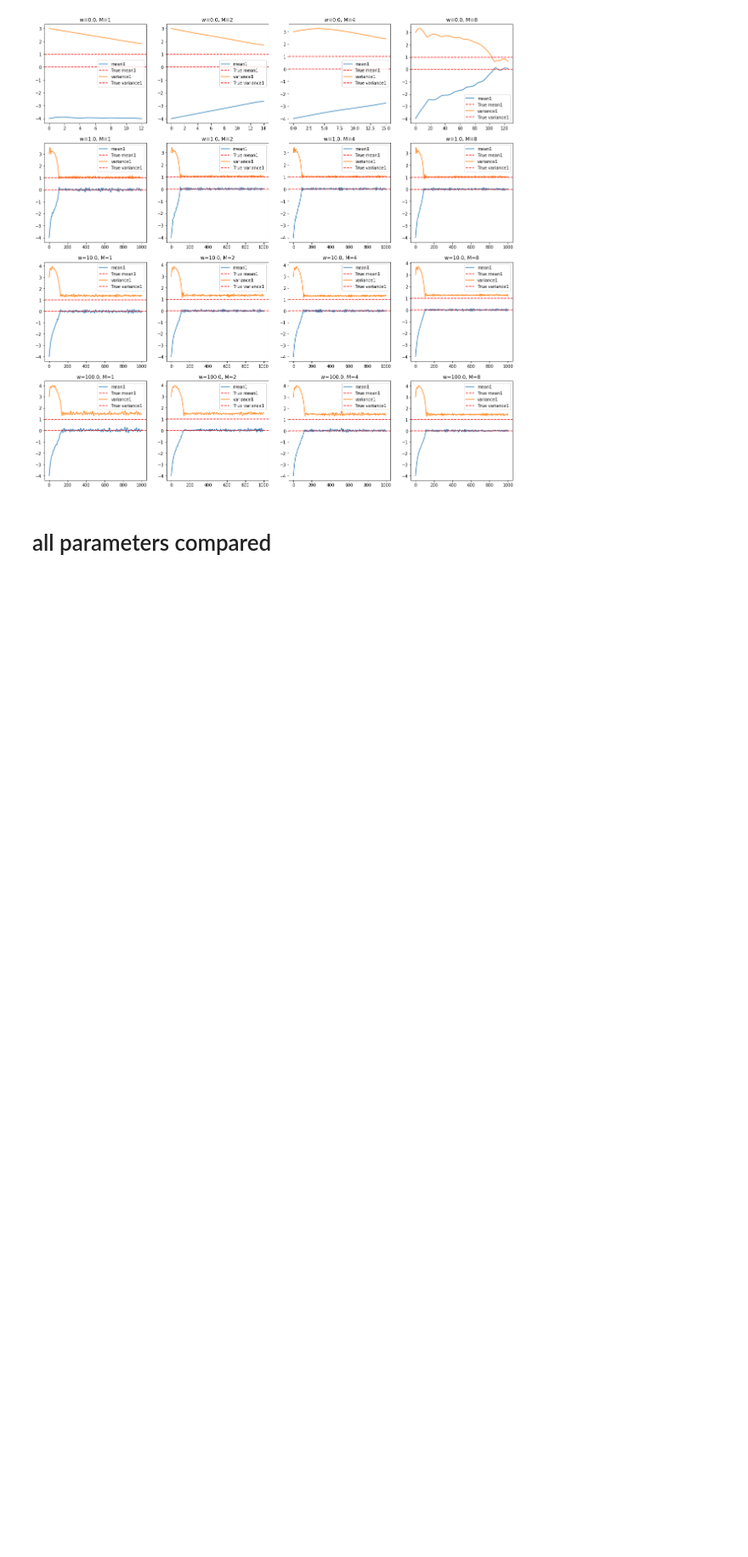
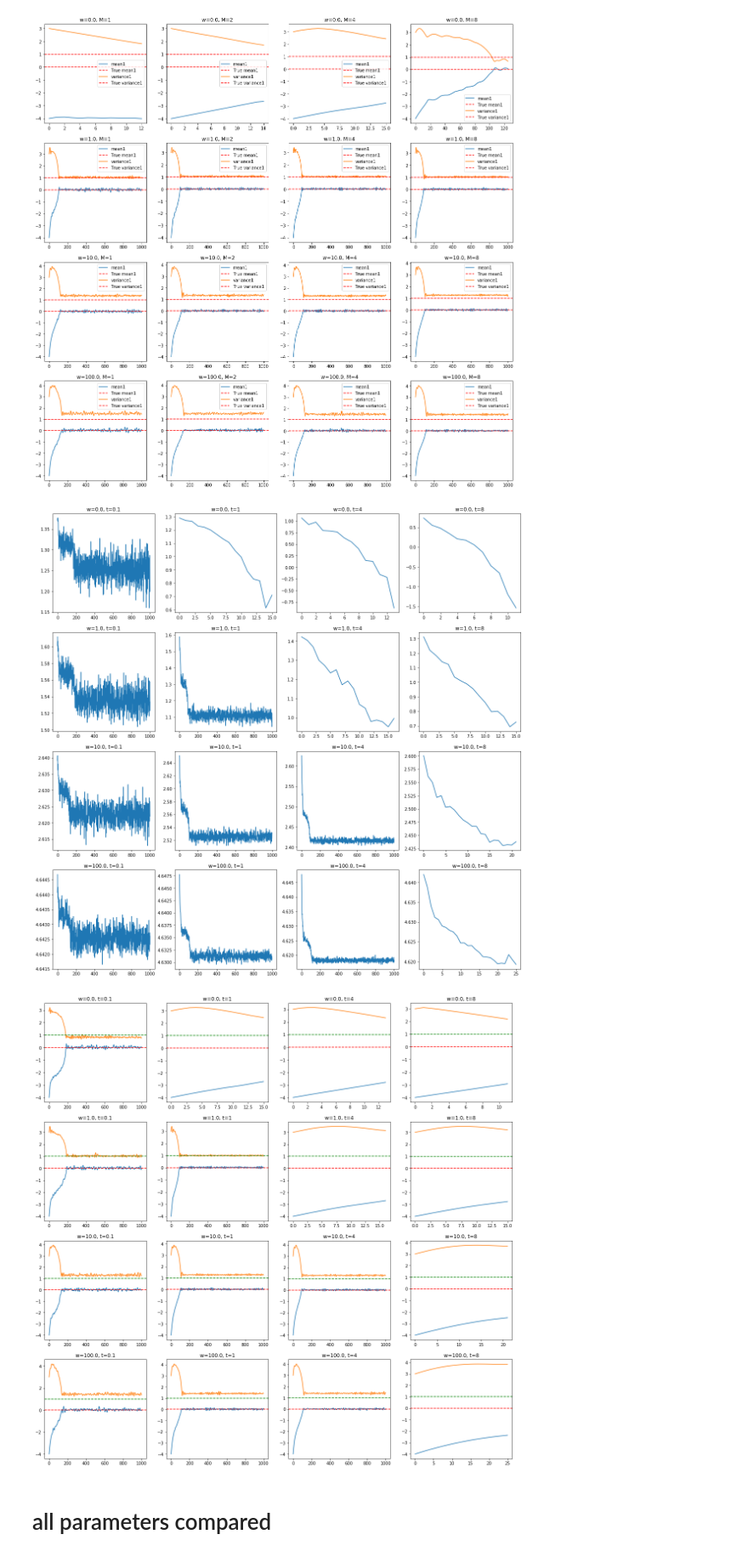
Before and after one commit to dx219/M4R, a Jupyter notebook: energy_discrepancy_compare.ipynb, the cells around one changed output. Shown at 85% size. Cells and saved outputs as stored; diff of their text form; code cells hidden in the pictures; blank space fills up the shorter version.

```diff
--- a/energy_discrepancy_compare.ipynb
+++ b/energy_discrepancy_compare.ipynb
@@ -132,7 +132,7 @@ for i in range(len(w)):
         axs_1[i,j].plot((mus_ED), label=f"mean")
         axs_1[i,j].axhline(y=true_mu, color='r', linestyle='--', label='True mean')
         axs_1[i,j].plot((sigmas_ED), label=f"Sd")
-        axs_1[i,j].axhline(y=true_sigma, color='r', linestyle='--', label='True Sd')
+        axs_1[i,j].axhline(y=true_sigma, color='g', linestyle='--', label='True Sd')
         axs_1[i,j].set_title(f"w={w[i]}, t={t[j]}")
         axs_1[i,j].legend()
 
@@ -282,15 +254,41 @@ for i in range(len(w)):
         axs_1[i,j].plot((mus1_2DED), label=f"mean1")
         axs_1[i,j].axhline(y=true_mu2D[0], color='r', linestyle='--', label='True mean1')
         axs_1[i,j].plot((sigmas_2DED), label=f"variance1")
-        axs_1[i,j].axhline(y=true_sigma2D[0][0], color='r', linestyle='--', label='True variance1')
+        axs_1[i,j].axhline(y=true_sigma2D[0][0], color='g', linestyle='--', label='True variance1')
         axs_1[i,j].set_title(f"w={w[i]}, M={M[j]}")
-        axs_1[i,j].legend()
 
 fig.savefig('loss_2DED_Compare_t=1.png')
 fig_1.savefig('mu_sigma_2DED_Compare_t=1.png')
 # %% [output]
 [figure]
 [figure]
+# %%
+w = [0.0, 1.0, 10.0, 100.0]
+M = 4
+t = [0.1, 1, 4, 8]
+
+fig,axs = plt.subplots(len(w), len(t), figsize=(20, 20))
+fig_1,axs_1 = plt.subplots(len(w), len(t), figsize=(20, 20))
+
+for i in range(len(w)):
+    for j in range(len(t)):
+        model_2D = MultivariateGaussian(mu_init2D, sigma_init2D)
+        losses_2D, mus1_2DED, mus2_2DED, sigmas_2DED, step, computing_time \
+            = train(model_2D, observed_data_tensor2D, M=M, t=t[j], w=w[i], epochs=1000)
+        axs[i,j].plot((losses_2D), label=f"w={w[i]}, t={t[j]}")
+        axs[i,j].set_title(f"w={w[i]}, t={t[j]}")
+
+        axs_1[i,j].plot((mus1_2DED), label=f"mean1")
+        axs_1[i,j].axhline(y=true_mu2D[0], color='r', linestyle='--', label='True mean1')
+        axs_1[i,j].plot((sigmas_2DED), label=f"variance1")
+        axs_1[i,j].axhline(y=true_sigma2D[0][0], color='g', linestyle='--', label='True variance1')
+        axs_1[i,j].set_title(f"w={w[i]}, t={t[j]}")
+
+fig.savefig('loss_2DED_Compare_M=4.png')
+fig_1.savefig('mu_sigma_2DED_Compare_M=4.png')
+# %% [output]
+[figure, added]
+[figure, added]
 # %% [markdown]
 # all parameters compared
 # %%
```
Also changed, not shown: parts of 2 cells of this notebook, 1 other file.
